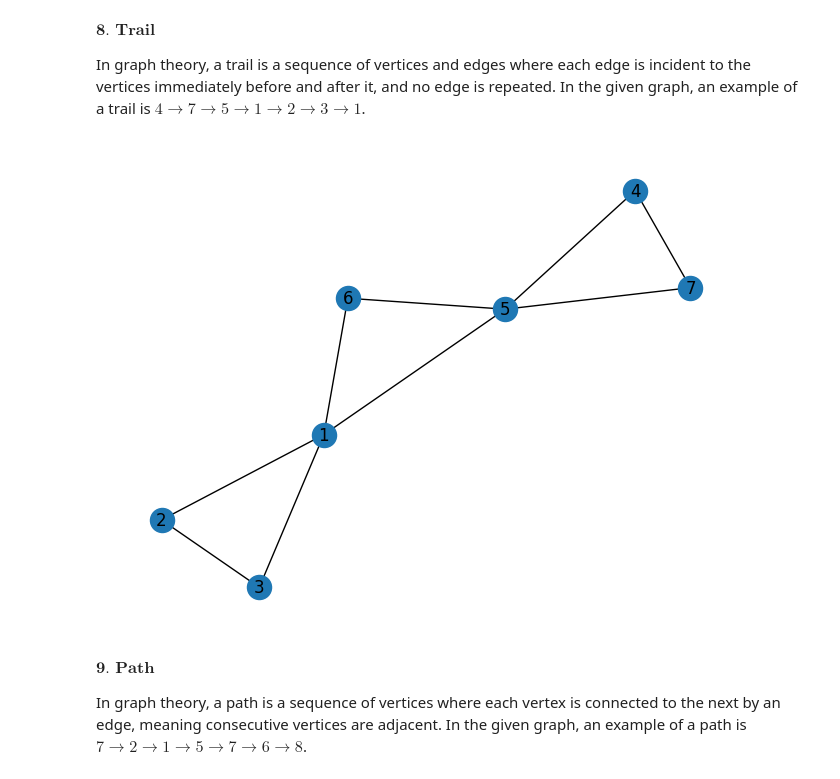
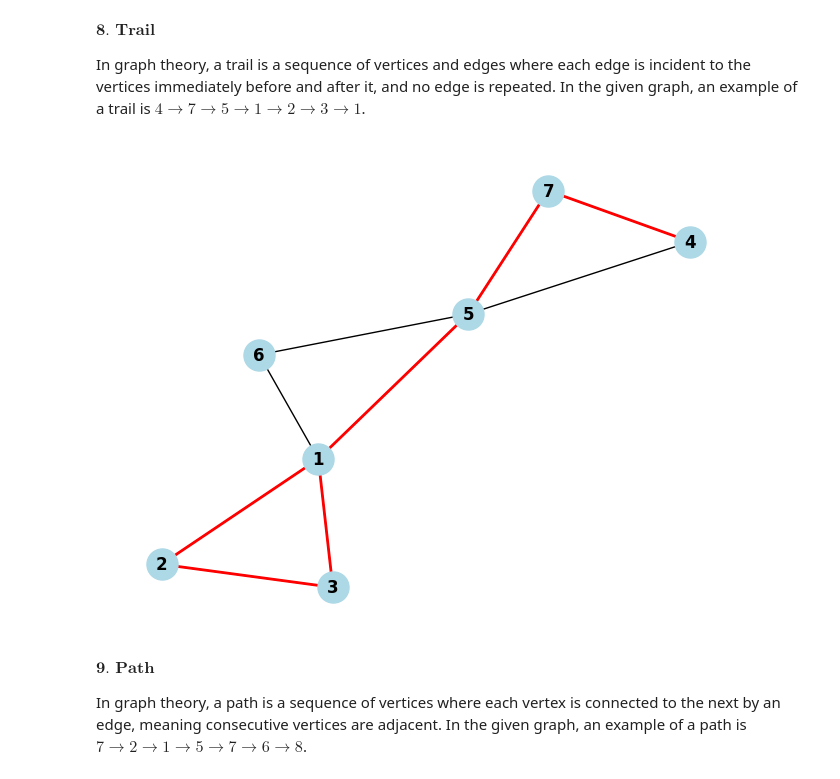
Before and after one commit to winmonn/Discrete_Math_2, a Jupyter notebook: PROGRAMMING ASSIGNMENTS/LECTURE3_ANSWER.ipynb, the cells around one changed output. Cells and saved outputs as stored; diff of their text form; code cells hidden in the pictures.

```diff
--- a/PROGRAMMING ASSIGNMENTS/LECTURE3_ANSWER.ipynb
+++ b/PROGRAMMING ASSIGNMENTS/LECTURE3_ANSWER.ipynb
@@ -168,28 +168,30 @@ In graph theory, a trail is a sequence of vertices and edges where each edge is
 # %%
 import networkx as nx
 import matplotlib.pyplot as plt
 
 seed = 25
+
 G = nx.Graph()
 
 G.add_nodes_from([1, 2, 3, 4, 5, 6, 7])
+
 edgelist = [(1, 2), (1, 3), (2, 3), (4, 5), (5, 1), (6, 1), (6, 5), (7, 5), (7, 4)]
 G.add_edges_from(edgelist)
 
-trail = ['D', 'G', 'E', 'A', 'B', 'C', 'A']
 
+trail = [4, 7, 5, 1, 2, 3, 1]
 
-pos = nx.spring_layout(G)
-nx.draw(G, pos, with_labels=True)
+pos = nx.spring_layout(G, seed=seed)
 
+nx.draw(G, pos, with_labels=True, node_color='lightblue', node_size=500, font_weight='bold')
 
 for i in range(len(trail) - 1):
-    if G.has_edge(trail[i], trail[i+1]):
-        nx.draw_networkx_edges(G, pos=pos, edgelist=[(trail[i], trail[i+1])], edge_color='g', width=2)
+    if G.has_edge(trail[i], trail[i + 1]):
+        nx.draw_networkx_edges(G, pos=pos, edgelist=[(trail[i], trail[i + 1])], edge_color='r', width=2)
 
 plt.show()
 # %% [output]
-[figure, old version]
+[figure, new version]
 # %% [markdown]
 $\textbf{9. Path}$
 
```
Also changed, not shown: parts of 10 cells of this notebook.
